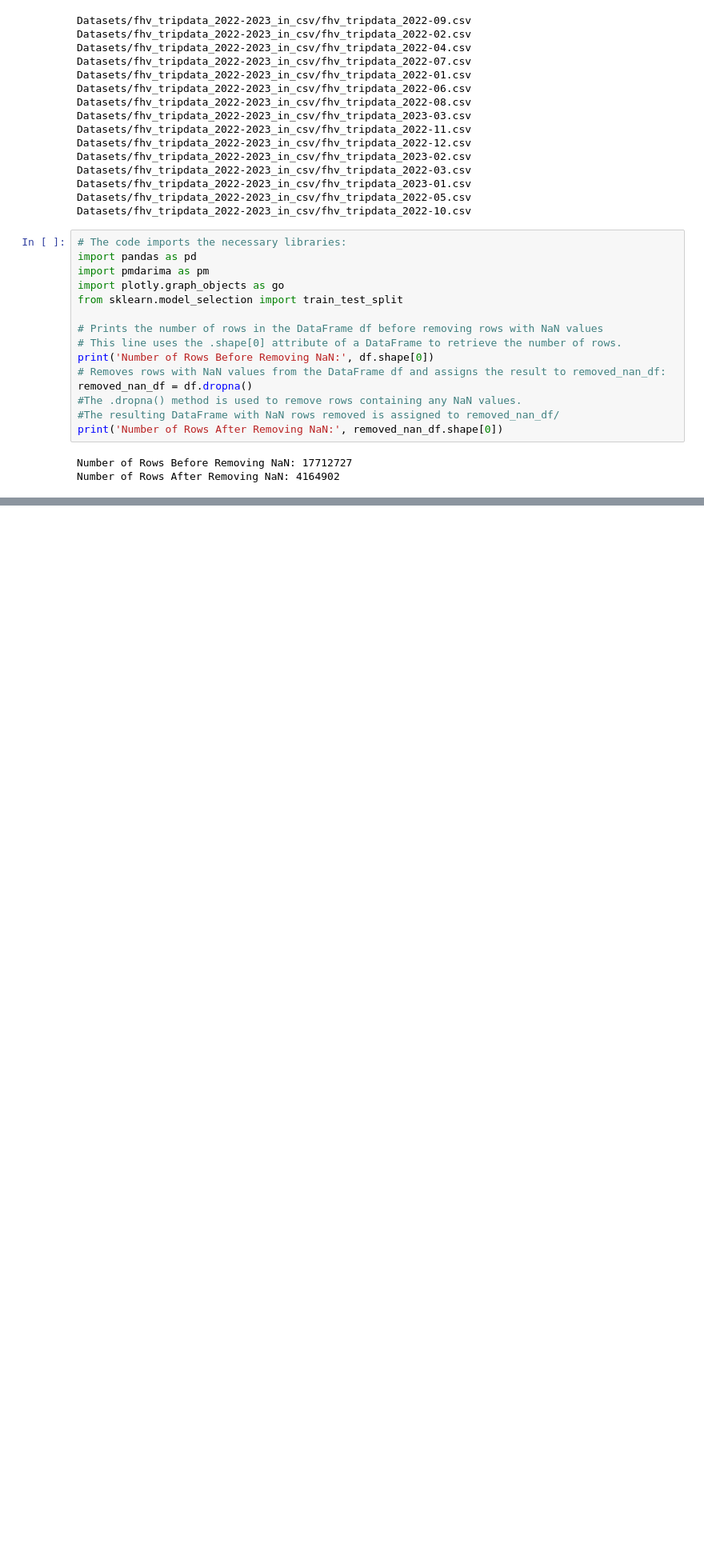
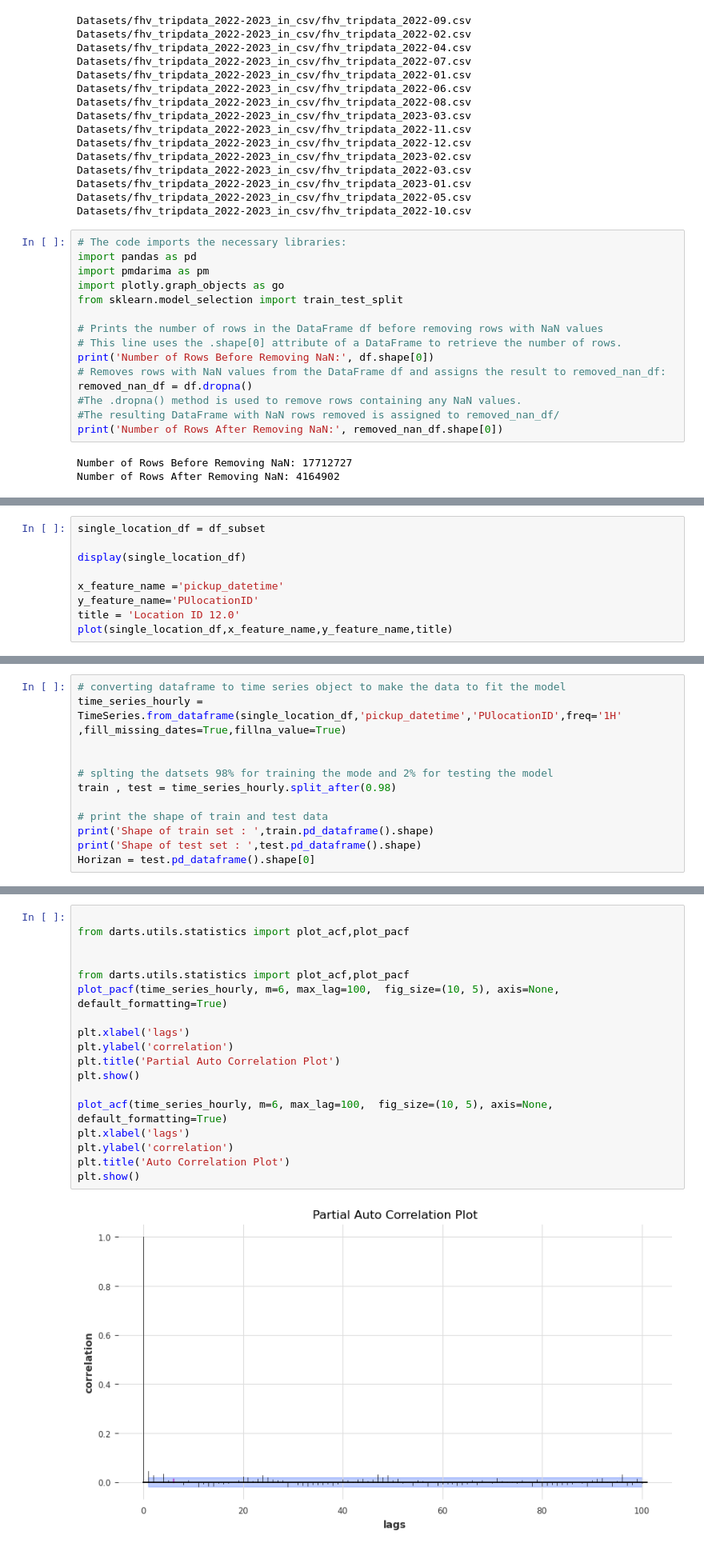
Before and after one commit to iffishells/Forecasting-NYC-Uber-Lyft-Trip-Demand-, a Jupyter notebook: ARIMA.ipynb, the cells around one changed output, grey strips where cells are left out. Shown at 80% size. Drawn from its saved outputs; the diff is of its cells as text; blank space fills up the shorter version.

```diff
--- a/ARIMA.ipynb
+++ b/ARIMA.ipynb
@@ -200,0 +370,9 @@ OSError: Cannot save file into a non-existent directory: 'results'
+# %%
+single_location_df = df_subset
+
+display(single_location_df)
+
+x_feature_name ='pickup_datetime'
+y_feature_name='PUlocationID'
+title = 'Location ID 12.0'
+plot(single_location_df,x_feature_name,y_feature_name,title)
@@ -200,0 +412,12 @@ OSError: Cannot save file into a non-existent directory: 'results'
+# %%
+# converting dataframe to time series object to make the data to fit the model
+time_series_hourly = TimeSeries.from_dataframe(single_location_df,'pickup_datetime','PUlocationID',freq='1H' ,fill_missing_dates=True,fillna_value=True)
+
+
+# splting the datsets 98% for training the mode and 2% for testing the model
+train , test = time_series_hourly.split_after(0.98)
+
+# print the shape of train and test data
+print('Shape of train set : ',train.pd_dataframe().shape)
+print('Shape of test set : ',test.pd_dataframe().shape)
+Horizan = test.pd_dataframe().shape[0]
@@ -200,0 +439,20 @@ OSError: Cannot save file into a non-existent directory: 'results'
+# %%
+
+from darts.utils.statistics import plot_acf,plot_pacf
+
+
+from darts.utils.statistics import plot_acf,plot_pacf
+plot_pacf(time_series_hourly, m=6, max_lag=100,  fig_size=(10, 5), axis=None, default_formatting=True)
+
+plt.xlabel('lags')
+plt.ylabel('correlation')
+plt.title('Partial Auto Correlation Plot')
+plt.show()
+
+plot_acf(time_series_hourly, m=6, max_lag=100,  fig_size=(10, 5), axis=None, default_formatting=True)
+plt.xlabel('lags')
+plt.ylabel('correlation')
+plt.title('Auto Correlation Plot')
+plt.show()
+# %% [output]
+[figure, added]
```
Also changed, not shown: parts of 12 cells of this notebook, 3 other files.
